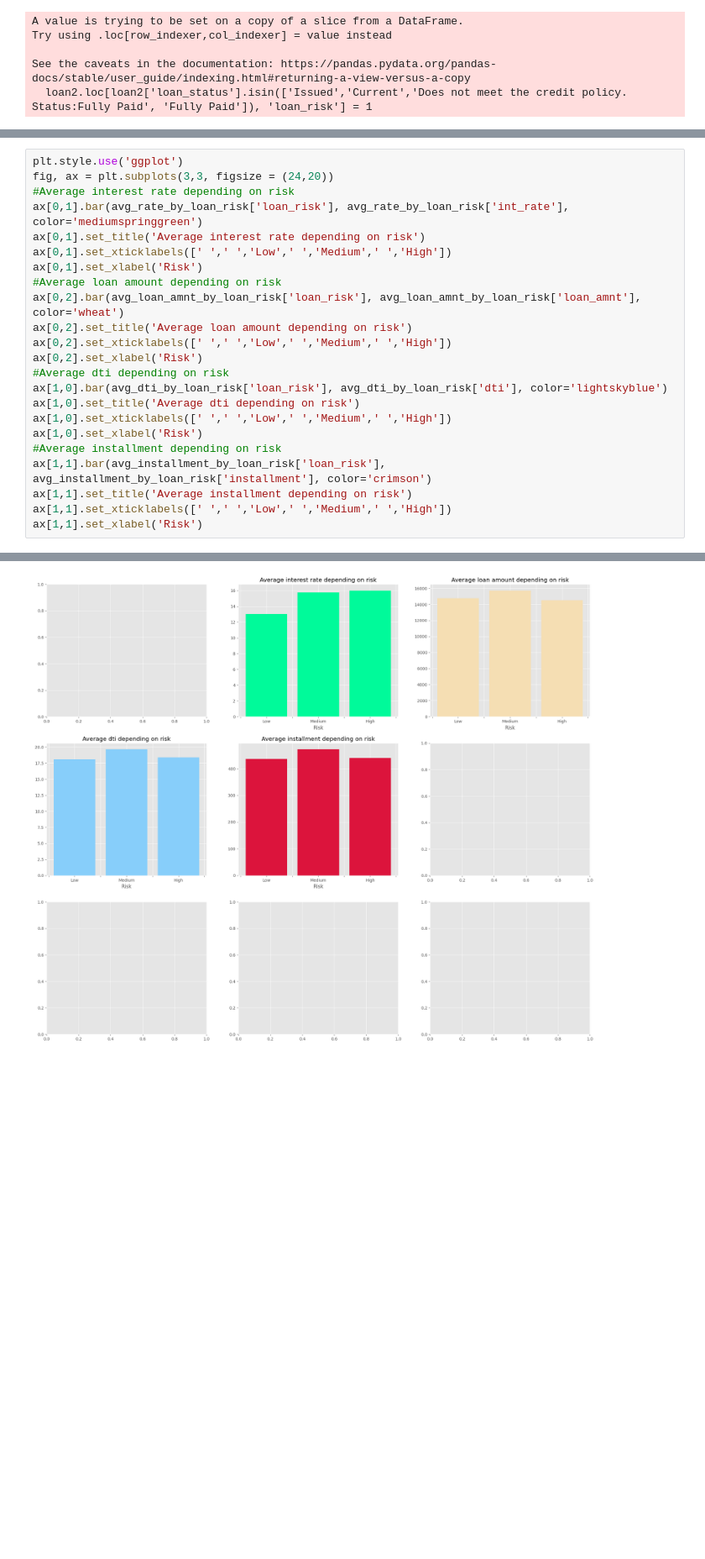
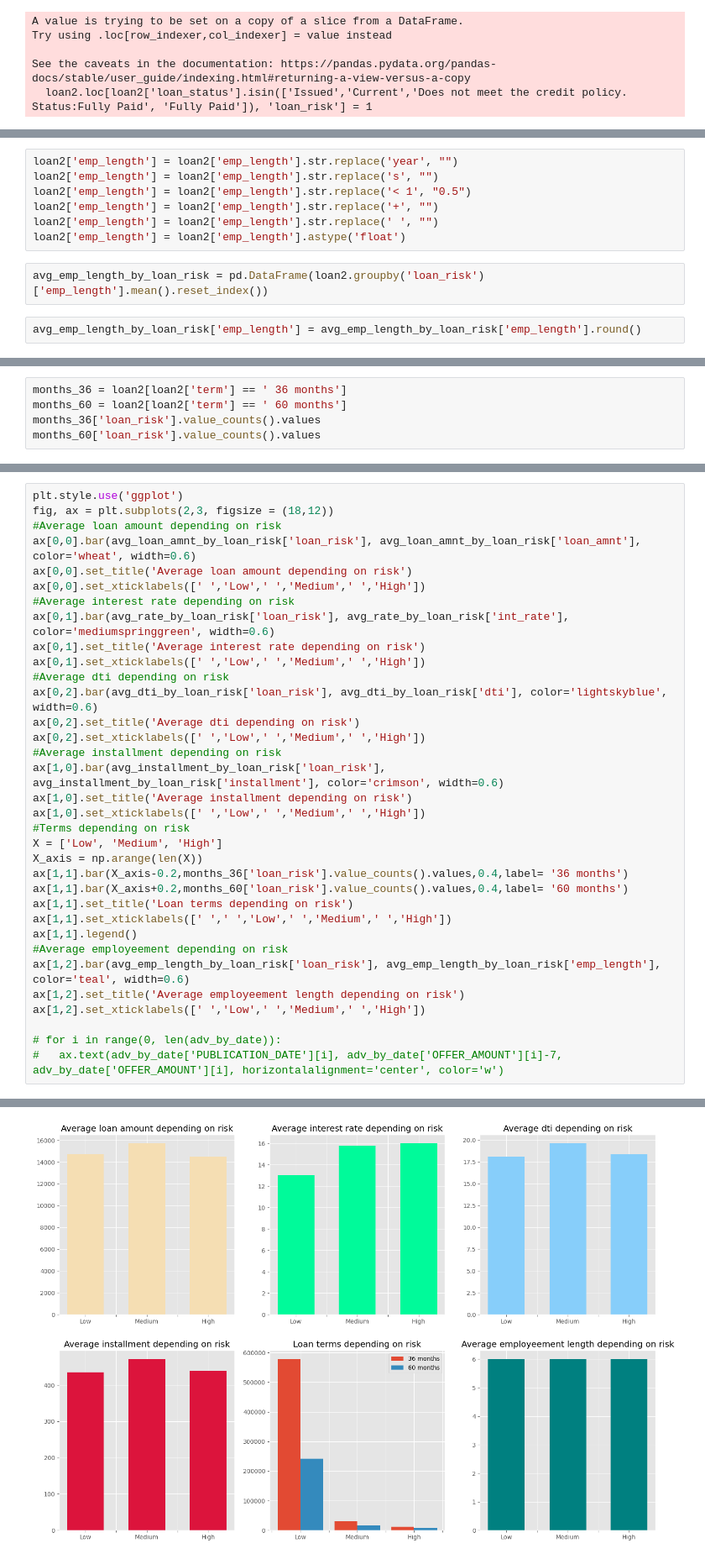
Before and after one commit to KamilShape/credit_risk_analysis, a Jupyter notebook: credit_risk_analysis.ipynb, the cells around one changed output, grey strips where cells are left out. Shown: that part at 84% size. Saved outputs shown, nothing was run; the diff lists cells and outputs as text; blank space fills up the shorter version.

Commit message:
Data visualisation for loan risk

```diff
--- a/credit_risk_analysis.ipynb
+++ b/credit_risk_analysis.ipynb
@@ -111,0 +133,11 @@ loan2
+# %%
+loan2['emp_length'] = loan2['emp_length'].str.replace('year', "")
+loan2['emp_length'] = loan2['emp_length'].str.replace('s', "")
+loan2['emp_length'] = loan2['emp_length'].str.replace('< 1', "0.5")
+loan2['emp_length'] = loan2['emp_length'].str.replace('+', "")
+loan2['emp_length'] = loan2['emp_length'].str.replace(' ', "")
+loan2['emp_length'] = loan2['emp_length'].astype('float')
+# %%
+avg_emp_length_by_loan_risk = pd.DataFrame(loan2.groupby('loan_risk')['emp_length'].mean().reset_index())
+# %%
+avg_emp_length_by_loan_risk['emp_length'] = avg_emp_length_by_loan_risk['emp_length'].round()
@@ -111,0 +160,5 @@ loan2
+# %%
+months_36 = loan2[loan2['term'] == ' 36 months']
+months_60 = loan2[loan2['term'] == ' 60 months']
+months_36['loan_risk'].value_counts().values
+months_60['loan_risk'].value_counts().values
@@ -182,24 +176,35 @@ avg_installment_by_loan_risk
 # %%
 plt.style.use('ggplot')
-fig, ax = plt.subplots(3,3, figsize = (24,20))
+fig, ax = plt.subplots(2,3, figsize = (18,12))
+#Average loan amount depending on risk
+ax[0,0].bar(avg_loan_amnt_by_loan_risk['loan_risk'], avg_loan_amnt_by_loan_risk['loan_amnt'], color='wheat', width=0.6)
+ax[0,0].set_title('Average loan amount depending on risk')
+ax[0,0].set_xticklabels([' ','Low',' ','Medium',' ','High'])
 #Average interest rate depending on risk
-ax[0,1].bar(avg_rate_by_loan_risk['loan_risk'], avg_rate_by_loan_risk['int_rate'], color='mediumspringgreen')
+ax[0,1].bar(avg_rate_by_loan_risk['loan_risk'], avg_rate_by_loan_risk['int_rate'], color='mediumspringgreen', width=0.6)
 ax[0,1].set_title('Average interest rate depending on risk')
-ax[0,1].set_xticklabels([' ',' ','Low',' ','Medium',' ','High'])
-ax[0,1].set_xlabel('Risk')
-#Average loan amount depending on risk
-ax[0,2].bar(avg_loan_amnt_by_loan_risk['loan_risk'], avg_loan_amnt_by_loan_risk['loan_amnt'], color='wheat')
-ax[0,2].set_title('Average loan amount depending on risk')
-ax[0,2].set_xticklabels([' ',' ','Low',' ','Medium',' ','High'])
-ax[0,2].set_xlabel('Risk')
+ax[0,1].set_xticklabels([' ','Low',' ','Medium',' ','High'])
 #Average dti depending on risk
-ax[1,0].bar(avg_dti_by_loan_risk['loan_risk'], avg_dti_by_loan_risk['dti'], color='lightskyblue')
-ax[1,0].set_title('Average dti depending on risk')
-ax[1,0].set_xticklabels([' ',' ','Low',' ','Medium',' ','High'])
-ax[1,0].set_xlabel('Risk')
+ax[0,2].bar(avg_dti_by_loan_risk['loan_risk'], avg_dti_by_loan_risk['dti'], color='lightskyblue', width=0.6)
+ax[0,2].set_title('Average dti depending on risk')
+ax[0,2].set_xticklabels([' ','Low',' ','Medium',' ','High'])
 #Average installment depending on risk
-ax[1,1].bar(avg_installment_by_loan_risk['loan_risk'], avg_installment_by_loan_risk['installment'], color='crimson')
-ax[1,1].set_title('Average installment depending on risk')
+ax[1,0].bar(avg_installment_by_loan_risk['loan_risk'], avg_installment_by_loan_risk['installment'], color='crimson', width=0.6)
+ax[1,0].set_title('Average installment depending on risk')
+ax[1,0].set_xticklabels([' ','Low',' ','Medium',' ','High'])
+#Terms depending on risk
+X = ['Low', 'Medium', 'High']
+X_axis = np.arange(len(X))
+ax[1,1].bar(X_axis-0.2,months_36['loan_risk'].value_counts().values,0.4,label= '36 months')
+ax[1,1].bar(X_axis+0.2,months_60['loan_risk'].value_counts().values,0.4,label= '60 months')
+ax[1,1].set_title('Loan terms depending on risk')
 ax[1,1].set_xticklabels([' ',' ','Low',' ','Medium',' ','High'])
-ax[1,1].set_xlabel('Risk')
+ax[1,1].legend()
+#Average employeement depending on risk
+ax[1,2].bar(avg_emp_length_by_loan_risk['loan_risk'], avg_emp_length_by_loan_risk['emp_length'], color='teal', width=0.6)
+ax[1,2].set_title('Average employeement length depending on risk')
+ax[1,2].set_xticklabels([' ','Low',' ','Medium',' ','High'])
+
+# for i in range(0, len(adv_by_date)):
+#   ax.text(adv_by_date['PUBLICATION_DATE'][i], adv_by_date['OFFER_AMOUNT'][i]-7, adv_by_date['OFFER_AMOUNT'][i], horizontalalignment='center', color='w')
 # %% [output]
@@ -207 +218 @@ Text(0.5, 0, 'Risk')
-[figure, old version]
+[figure, new version]
```
Also changed, not shown: parts of 32 cells of this notebook.
